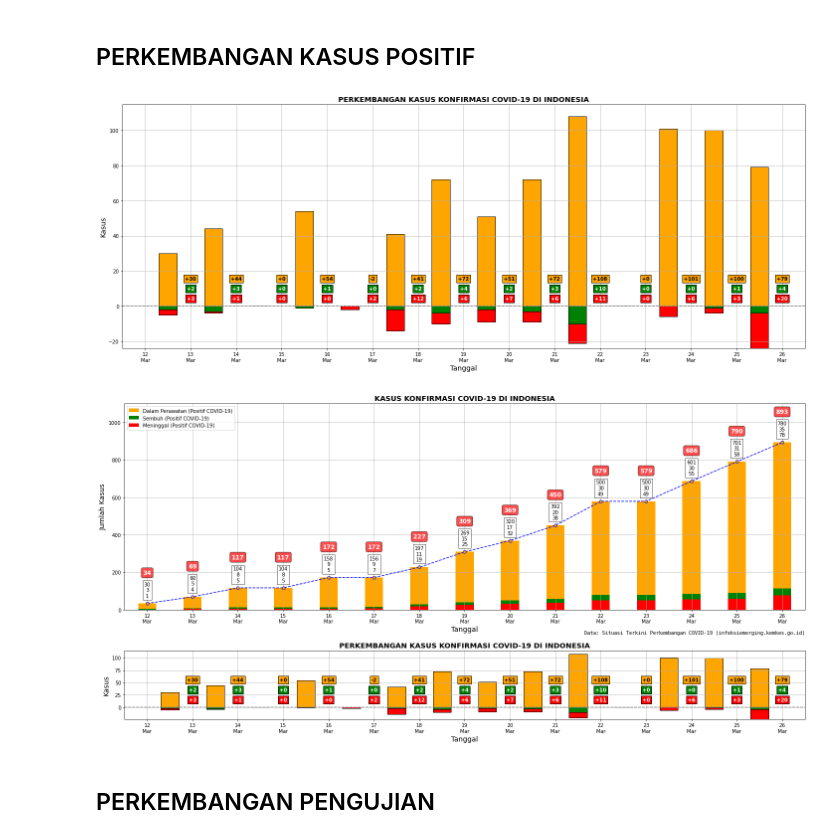
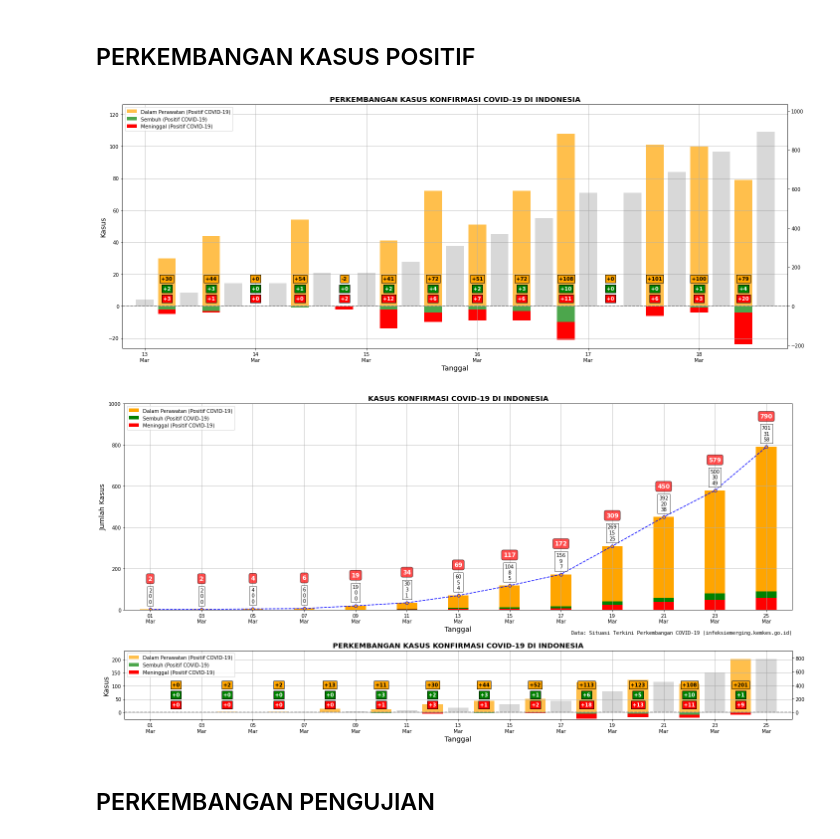
Before and after one commit to taruma/inkovis, a Jupyter notebook: notebook/inkovis_nb.ipynb, the cells around one changed output. Saved outputs shown, nothing was run; the diff lists cells and outputs as text; code cells hidden in the pictures.

Commit message:
NB: update plot_confirmed_growth

```diff
--- a/notebook/inkovis_nb.ipynb
+++ b/notebook/inkovis_nb.ipynb
@@ -561,11 +615,15 @@ def plot_confirmed_growth(
 
     if show_confirmed_line:
         ax2 = ax.twinx()
-        ax2.plot(
+        # ax2.plot(
+        #     x_pos, total_confirmed,
+        #     color='blue', linestyle='--',
+        #     marker='o', markerfacecolor='red',
+        #     label='Kasus Konfirmasi', alpha=0.3
+        # )
+        ax2.bar(
             x_pos, total_confirmed,
-            color='blue', linestyle='--',
-            marker='o', markerfacecolor='red',
-            label='Kasus Konfirmasi'
+            alpha=0.3, color='grey'
         )
 
 
@@ -580,23 +638,23 @@ def plot_confirmed_growth(
         # POSITIVE
         ax.bar(
             x_pos_diff, _remove_negative(diff_positive),
-            bottom=0,
-            color='orange', edgecolor='black',
+            bottom=0, alpha=0.7,
+            color='orange',# edgecolor='black',
             label='Dalam Perawatan (Positif COVID-19)'
         )
 
         # RECOVERED
         ax.bar(
             x_pos_diff, _remove_negative(diff_recovered),
-            bottom=np.absolute(diff_recovered)*-1,
-            color='green', edgecolor='black',
+            bottom=np.absolute(diff_recovered)*-1, alpha=0.7,
+            color='green',# edgecolor='black',
             label='Sembuh (Positif COVID-19)'
         )
 
         # DEATHS
         ax.bar(
             x_pos_diff, _remove_negative(diff_deaths),
-            color='red', edgecolor='black',
+            color='red',# edgecolor='black', alpha=0.7,
             bottom=(np.absolute(diff_recovered)*-1)+(np.absolute(diff_deaths)*-1),
             label='Meninggal (Positif COVID-19)'
         )
@@ -612,7 +670,7 @@ def plot_confirmed_growth(
             )
 
             ax.annotate(
-                text, (x_pos[i+1], 0),
+                text, (x_pos_diff[i], 0),
                 xytext=(0, 50), textcoords='offset points',
                 ha='center', va='bottom', size=10, fontweight='bold',
                 color='black',
@@ -631,7 +689,7 @@ def plot_confirmed_growth(
             )
 
             ax.annotate(
-                text, (x_pos[i+1], 0),
+                text, (x_pos_diff[i], 0),
                 xytext=(0, 30), textcoords='offset points',
                 ha='center', va='bottom', size=10, fontweight='bold',
                 color='white',
@@ -646,7 +704,7 @@ def plot_confirmed_growth(
             )
 
             ax.annotate(
-                text, (x_pos[i+1], 0),
+                text, (x_pos_diff[i], 0),
                 xytext=(0, 10), textcoords='offset points',
                 ha='center', va='bottom', size=10, fontweight='bold',
                 color='white',
@@ -684,37 +742,43 @@ def plot_confirmed_growth(
     # )
 
     # LEGEND
-    ax.set_xticks(x_pos)
+    # ax.set_xticks(x_pos)
     ax.grid(True, axis='both')
     ax.set_xticklabels(date_ticks, rotation=0)
     ax.set_title('PERKEMBANGAN KASUS KONFIRMASI COVID-19 DI INDONESIA',
                  fontsize='x-large', fontweight='bold')
     ax.set_xlabel('Tanggal', fontsize=14)
     ax.set_ylabel('Kasus', fontsize=14)
     # ax.set_ylim(0, round(max(diff_confirmed), -2))
-    # ax.legend(loc='upper left')
+    ax.legend(loc='upper left')
     ax.margins(x=0.01)
     # ax2.legend(loc='upper right', bbox_to_anchor=(0.9,1))
     # ax2.set_ylabel('Jumlah Kasus Konfirmasi', va='bottom', fontsize=14, rotation=-90)
 
     ax.set_xlim(min(x_pos)-1, max(x_pos)+1)
+    # ax.set_yticks(np.arange(-30, 130, 10))
 
     if show_bar:
         _tes = np.arange((max(diff_deaths)*-1)-30,max(diff_positive+diff_recovered)+30, 10)
         # ax.set_ylim(min(_tes), max(_tes))
         # ax.set_yticks(_tes)
         # ax.set_yticklabels(np.abs(_tes))
         ax.axhline(0, linestyle='--', color='grey')
 
+    # ax2.set_ylim(-200)
+    # ax2.margins(0,0.8)
+
+    align_yaxis_np((ax, ax2))
+
     plt.tight_layout()
 
 fig, ax = plt.subplots(figsize=(20, 8))
 
 plot_confirmed_growth(
     raw_dataset[-15:], ax, days=1,
-    show_confirmed_line=False)
+    show_confirmed_line=True)
 # %% [output]
-[figure, old version]
+[figure, new version]
 # %%
 fig, ax = plt.subplots(nrows=2, ncols=1, figsize=(20, 10), sharex=True,
                        gridspec_kw={'height_ratios':[3, 1]})
@@ -722,15 +786,15 @@ fig, ax = plt.subplots(nrows=2, ncols=1, figsize=(20, 10), sharex=True,
 
 
 plot_confirmed_case(
-    raw_dataset[-15:], ax[0], show_diff_bar=False
+    raw_dataset, ax[0], mask=('2020-03', None), days=2, show_diff_bar=False
 )
 
 plot_confirmed_growth(
-    raw_dataset[-15:], ax[1],
+    raw_dataset, ax[1], mask=('2020-03', None), days=2, show_confirmed_line=True
 )
 
 ax[0].xaxis.set_tick_params(labelbottom=True)
 # %% [output]
-[figure, old version]
+[figure, new version]
 # %% [markdown]
 ## PERKEMBANGAN PENGUJIAN
```
Also changed, not shown: parts of 1 cell of this notebook.
